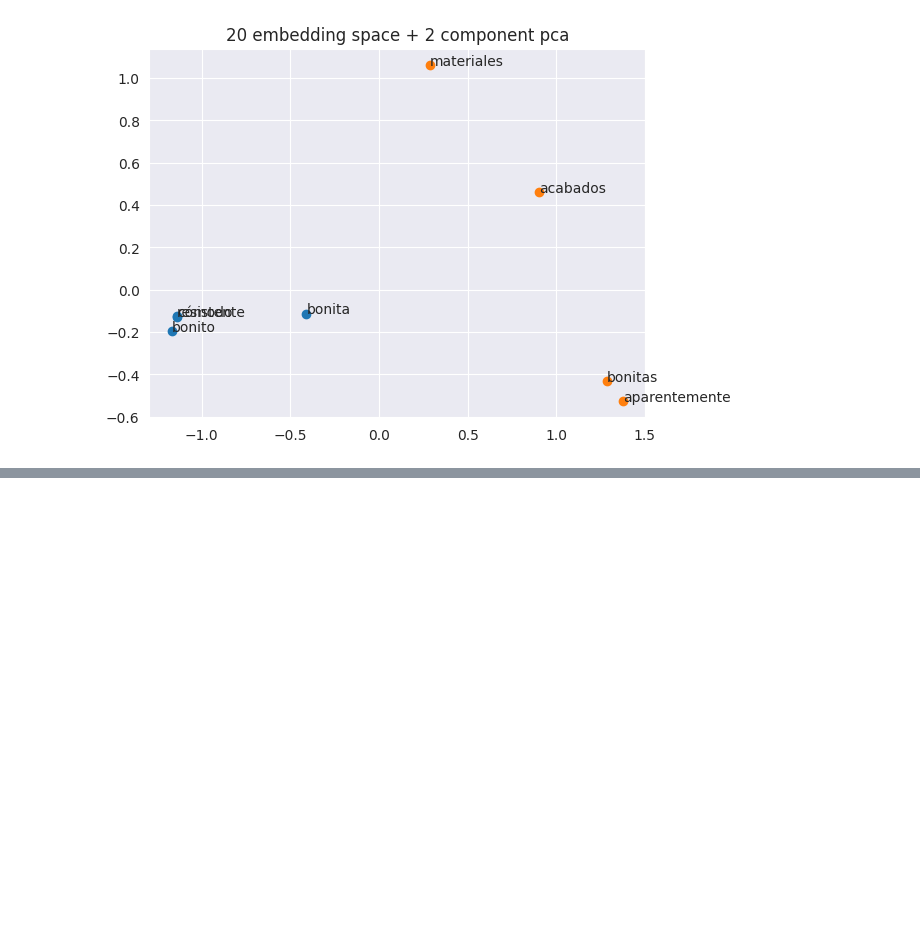
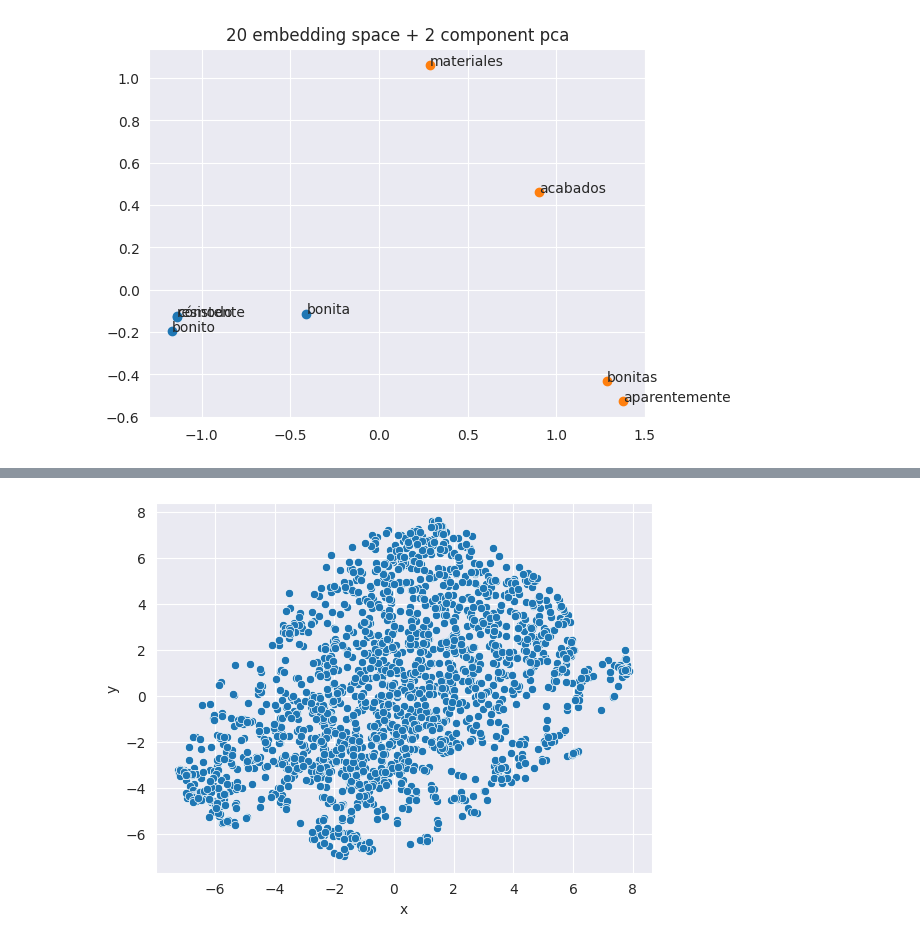
Before and after one commit to mtermor/NTIC_DeepLearning, a Jupyter notebook: NLP/02_embeddings.ipynb, the cells around one changed output, grey strips where cells are left out. Cells and saved outputs as stored; diff of their text form; code cells hidden in the pictures; blank space fills up the shorter version.

```diff
--- a/NLP/02_embeddings.ipynb
+++ b/NLP/02_embeddings.ipynb
@@ -436,0 +480,6 @@ plt.show()
+# %%
+from sentence_transformers import SentenceTransformer
+
+model = SentenceTransformer('paraphrase-multilingual-mpnet-base-v2')
+# %%
+embeddings = model.encode(reviews, show_progress_bar=True)
@@ -436,0 +488,11 @@ plt.show()
+# %%
+from sklearn.manifold import TSNE
+
+tsne = TSNE(
+    n_components=2,
+    n_iter=300
+)
+tsne_data = tsne.fit_transform(embeddings)
+# %%
+df_st[['x', 'y']] = tsne_data
+df_st.head()
@@ -436,0 +506,5 @@ plt.show()
+# %%
+sns.scatterplot(data=df_st, x='x', y='y')
+plt.show()
+# %% [output]
+[figure, added]
```
Also changed, not shown: parts of 8 cells of this notebook.
